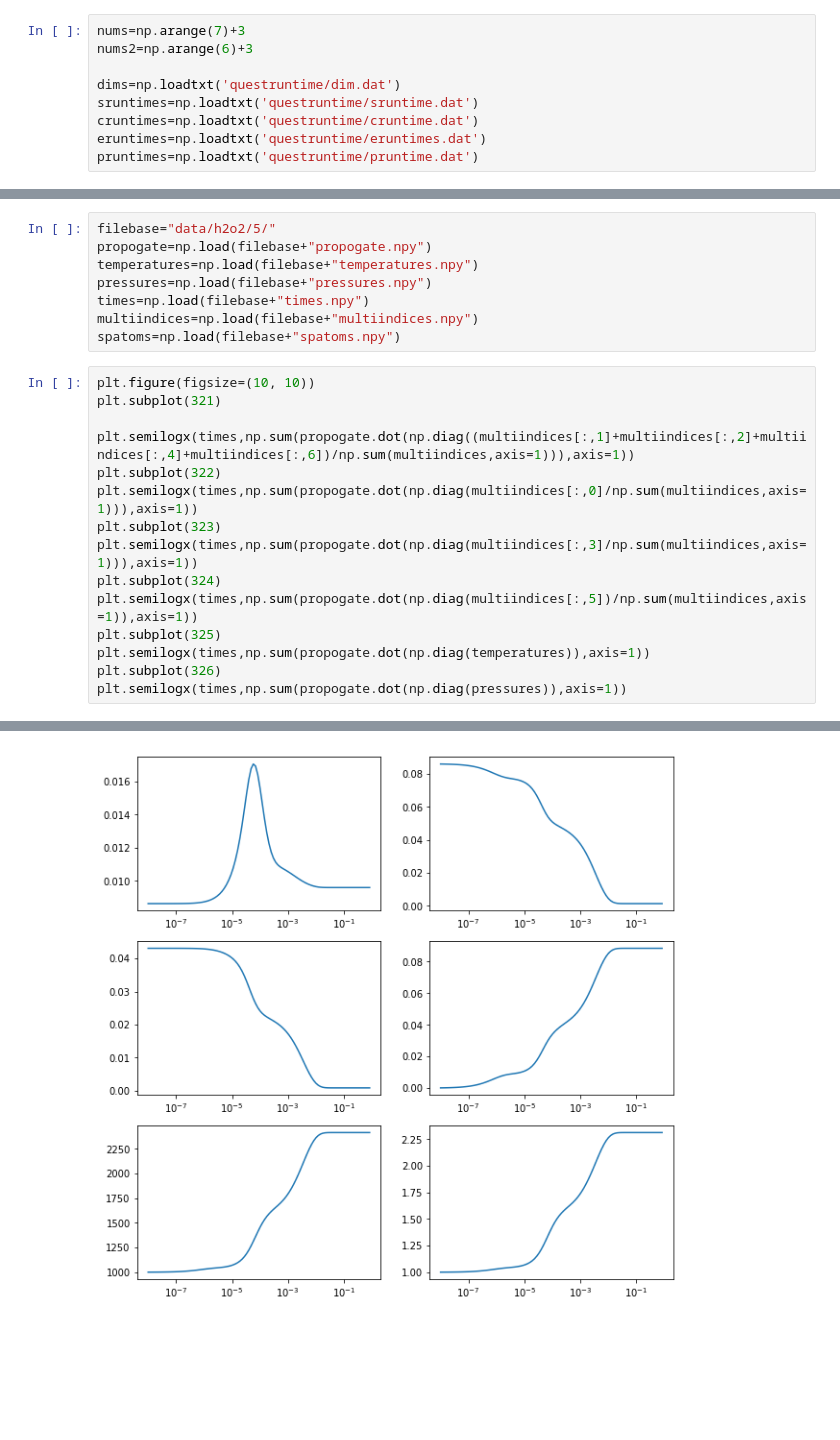
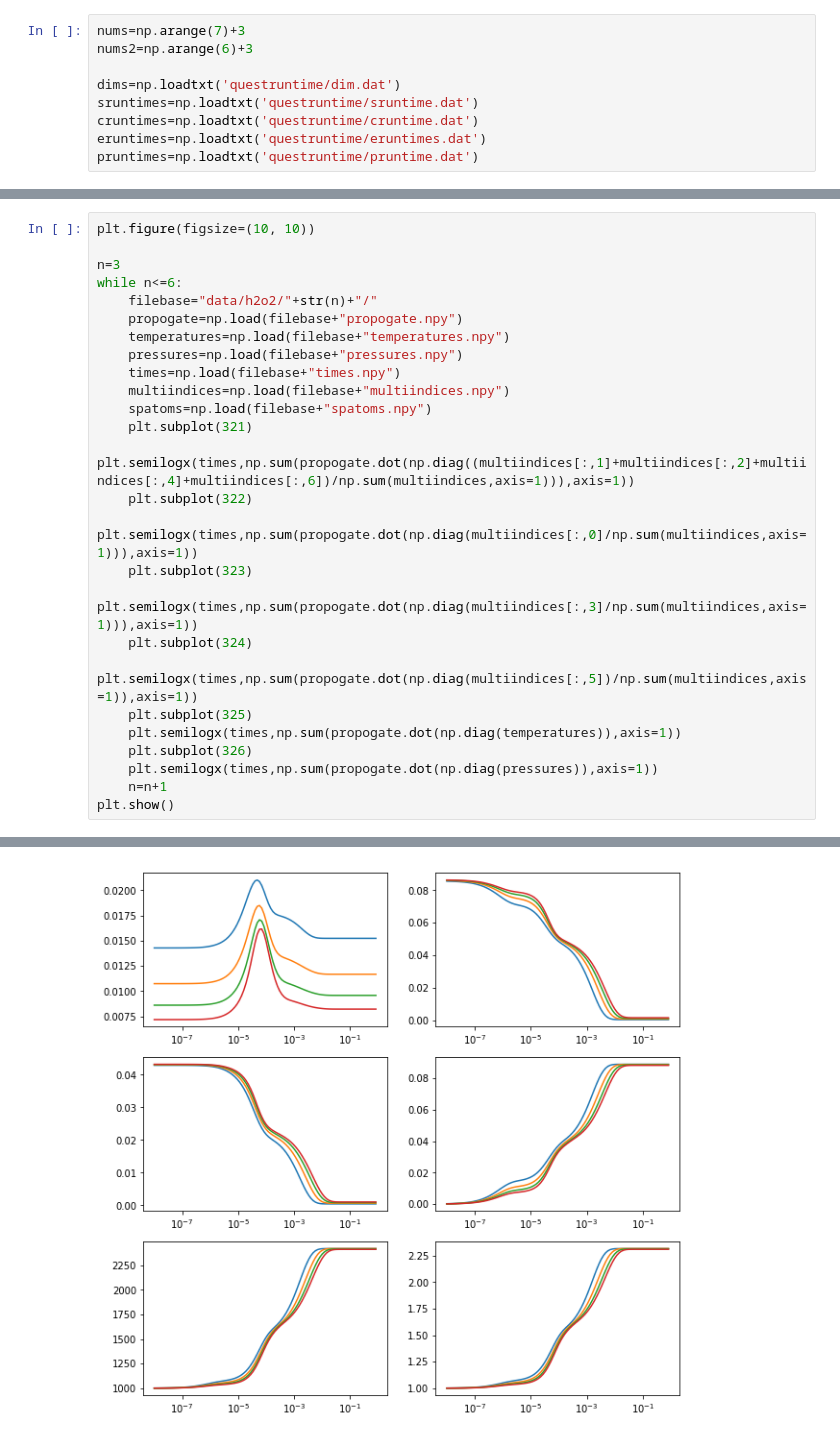
Before and after one commit to znicolaou/ratematrix, a Jupyter notebook: plots.ipynb, the cells around one changed output, grey strips where cells are left out. Saved outputs shown, nothing was run; the diff lists cells and outputs as text; blank space fills up the shorter version.

Commit message:
updated plots

```diff
--- a/plots.ipynb
+++ b/plots.ipynb
@@ -37,24 +40,27 @@ print((np.log(60*60*24)-b)/a)
-# %%
-filebase="data/h2o2/5/"
-propogate=np.load(filebase+"propogate.npy")
-temperatures=np.load(filebase+"temperatures.npy")
-pressures=np.load(filebase+"pressures.npy")
-times=np.load(filebase+"times.npy")
-multiindices=np.load(filebase+"multiindices.npy")
-spatoms=np.load(filebase+"spatoms.npy")
 # %%
 plt.figure(figsize=(10, 10))
-plt.subplot(321)
 
-plt.semilogx(times,np.sum(propogate.dot(np.diag((multiindices[:,1]+multiindices[:,2]+multiindices[:,4]+multiindices[:,6])/np.sum(multiindices,axis=1))),axis=1))
-plt.subplot(322)
-plt.semilogx(times,np.sum(propogate.dot(np.diag(multiindices[:,0]/np.sum(multiindices,axis=1))),axis=1))
-plt.subplot(323)
-plt.semilogx(times,np.sum(propogate.dot(np.diag(multiindices[:,3]/np.sum(multiindices,axis=1))),axis=1))
-plt.subplot(324)
-plt.semilogx(times,np.sum(propogate.dot(np.diag(multiindices[:,5])/np.sum(multiindices,axis=1)),axis=1))
-plt.subplot(325)
-plt.semilogx(times,np.sum(propogate.dot(np.diag(temperatures)),axis=1))
-plt.subplot(326)
-plt.semilogx(times,np.sum(propogate.dot(np.diag(pressures)),axis=1))
+n=3
+while n<=6:
+    filebase="data/h2o2/"+str(n)+"/"
+    propogate=np.load(filebase+"propogate.npy")
+    temperatures=np.load(filebase+"temperatures.npy")
+    pressures=np.load(filebase+"pressures.npy")
+    times=np.load(filebase+"times.npy")
+    multiindices=np.load(filebase+"multiindices.npy")
+    spatoms=np.load(filebase+"spatoms.npy")
+    plt.subplot(321)
+    plt.semilogx(times,np.sum(propogate.dot(np.diag((multiindices[:,1]+multiindices[:,2]+multiindices[:,4]+multiindices[:,6])/np.sum(multiindices,axis=1))),axis=1))
+    plt.subplot(322)
+    plt.semilogx(times,np.sum(propogate.dot(np.diag(multiindices[:,0]/np.sum(multiindices,axis=1))),axis=1))
+    plt.subplot(323)
+    plt.semilogx(times,np.sum(propogate.dot(np.diag(multiindices[:,3]/np.sum(multiindices,axis=1))),axis=1))
+    plt.subplot(324)
+    plt.semilogx(times,np.sum(propogate.dot(np.diag(multiindices[:,5])/np.sum(multiindices,axis=1)),axis=1))
+    plt.subplot(325)
+    plt.semilogx(times,np.sum(propogate.dot(np.diag(temperatures)),axis=1))
+    plt.subplot(326)
+    plt.semilogx(times,np.sum(propogate.dot(np.diag(pressures)),axis=1))
+    n=n+1
+plt.show()
 # %% [output]
@@ -62 +69 @@ plt.semilogx(times,np.sum(propogate.dot(np.diag(pressures)),axis=1))
-[figure, old version]
+[figure, new version]
```
Also changed, not shown: parts of 2 cells of this notebook.
